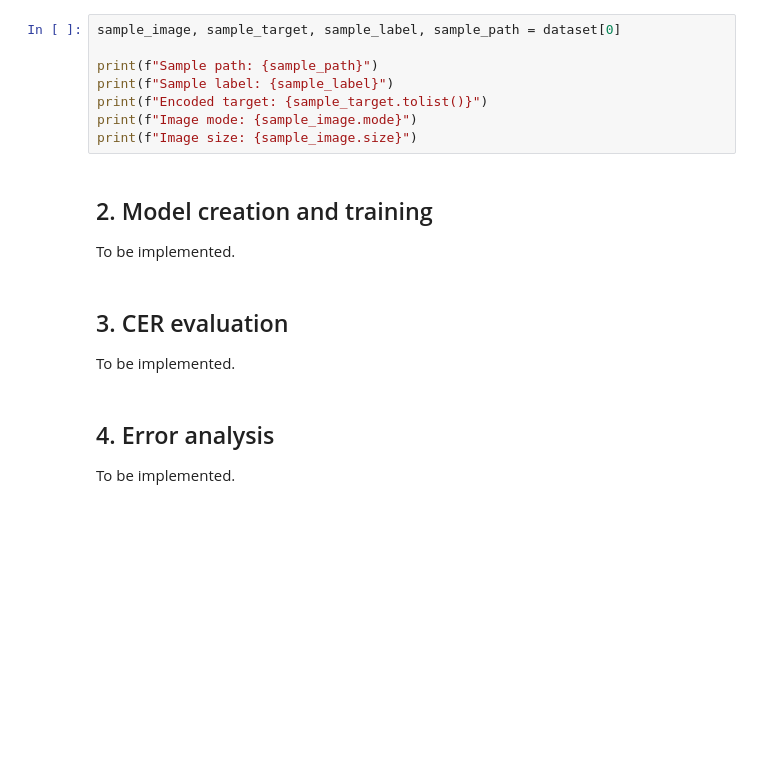
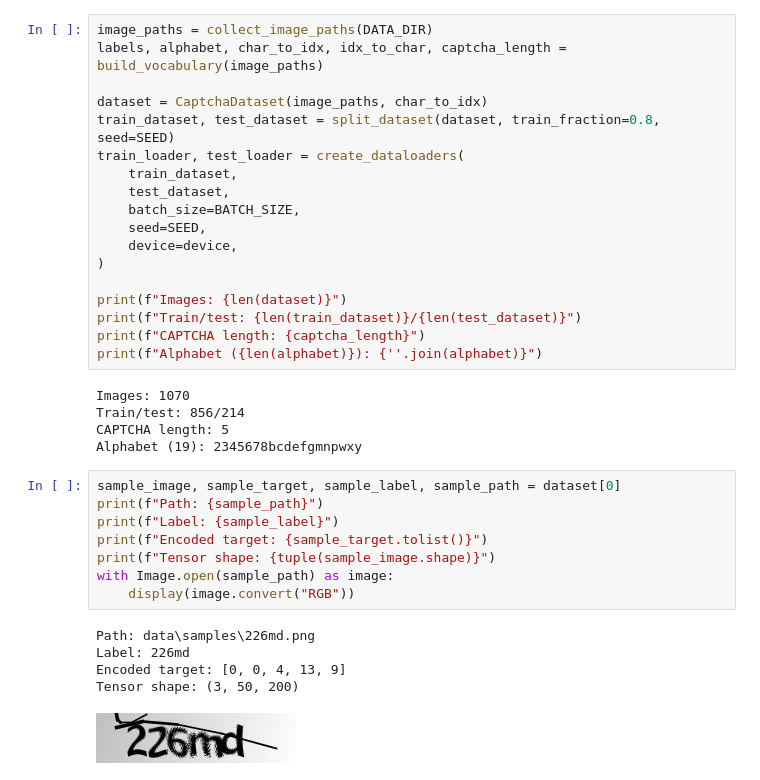
Before and after one commit to an-mor/captcha_ocr_project, a Jupyter notebook: captcha_ocr.ipynb, the cells around one changed output. Drawn from its saved outputs; the diff is of its cells as text; blank space fills up the shorter version.

```diff
--- a/captcha_ocr.ipynb
+++ b/captcha_ocr.ipynb
@@ -99,20 +49,37 @@ print(f"Test size: {len(test_dataset)}")
+# %%
+image_paths = collect_image_paths(DATA_DIR)
+labels, alphabet, char_to_idx, idx_to_char, captcha_length = build_vocabulary(image_paths)
+
+dataset = CaptchaDataset(image_paths, char_to_idx)
+train_dataset, test_dataset = split_dataset(dataset, train_fraction=0.8, seed=SEED)
+train_loader, test_loader = create_dataloaders(
+    train_dataset,
+    test_dataset,
+    batch_size=BATCH_SIZE,
+    seed=SEED,
+    device=device,
+)
+
+print(f"Images: {len(dataset)}")
+print(f"Train/test: {len(train_dataset)}/{len(test_dataset)}")
+print(f"CAPTCHA length: {captcha_length}")
+print(f"Alphabet ({len(alphabet)}): {''.join(alphabet)}")
+# %% [output]
+Images: 1070
+Train/test: 856/214
+CAPTCHA length: 5
+Alphabet (19): 2345678bcdefgmnpwxy
 # %%
 sample_image, sample_target, sample_label, sample_path = dataset[0]
-
-print(f"Sample path: {sample_path}")
-print(f"Sample label: {sample_label}")
+print(f"Path: {sample_path}")
+print(f"Label: {sample_label}")
 print(f"Encoded target: {sample_target.tolist()}")
-print(f"Image mode: {sample_image.mode}")
-print(f"Image size: {sample_image.size}")
+print(f"Tensor shape: {tuple(sample_image.shape)}")
+with Image.open(sample_path) as image:
+    display(image.convert("RGB"))
+# %% [output]
+Path: data\samples\226md.png
+Label: 226md
+Encoded target: [0, 0, 4, 13, 9]
+Tensor shape: (3, 50, 200)
+[figure, added]
-# %% [markdown]
-## 2. Model creation and training
-
-To be implemented.
-# %% [markdown]
-## 3. CER evaluation
-
-To be implemented.
-# %% [markdown]
-## 4. Error analysis
-
-To be implemented.
```
Also changed, not shown: parts of 22 cells of this notebook, 6 other files.
